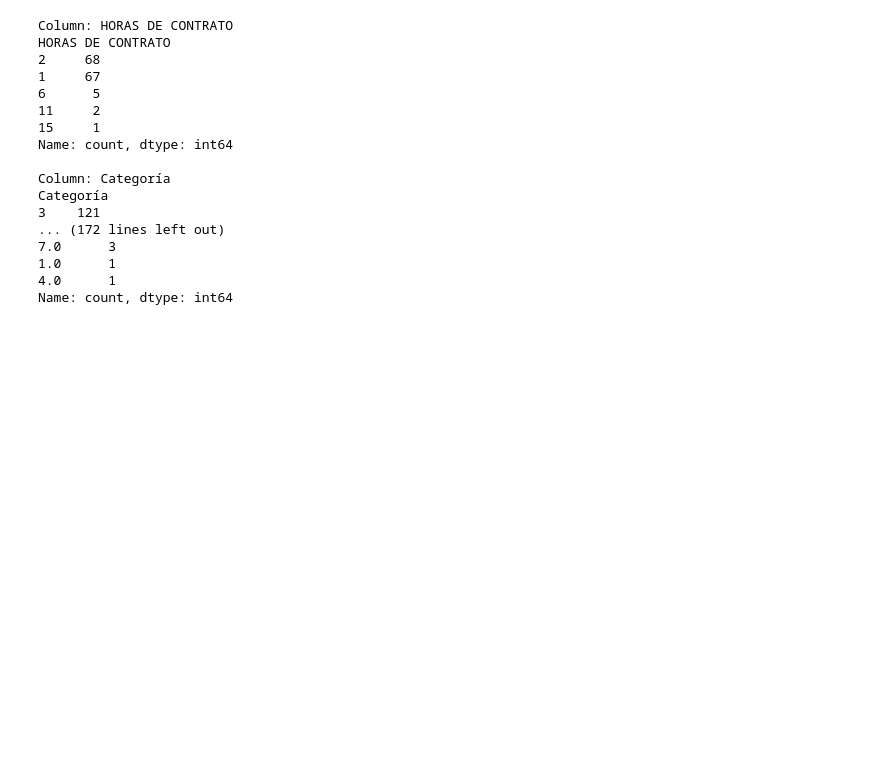
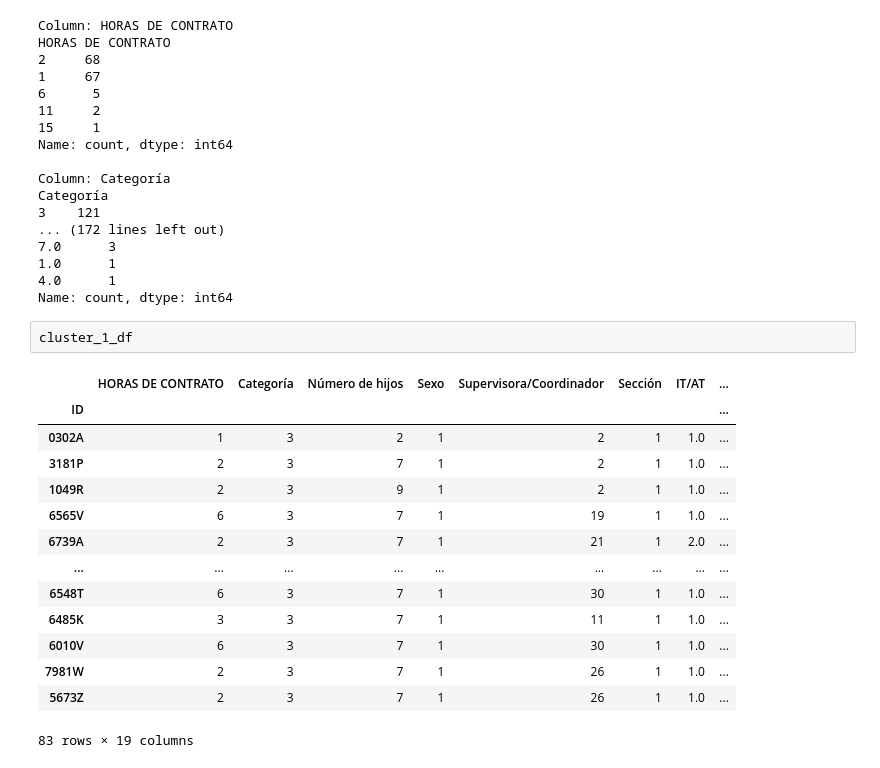
Before and after one commit to jomape-iron/Final_project, a Jupyter notebook: Machine learning.ipynb, the cells around one changed output. Drawn from its saved outputs; the diff is of its cells as text; blank space fills up the shorter version.

```diff
--- a/Machine learning.ipynb
+++ b/Machine learning.ipynb
@@ -209,3 +265,20 @@ Categoría
 1.0      1
 4.0      1
 Name: count, dtype: int64
+# %%
+cluster_1_df
+# %% [output]
+|  | HORAS DE CONTRATO | Categoría | Número de hijos | Sexo | Supervisora/Coordinador | Sección | IT/AT | ... |
+| ID |  |  |  |  |  |  |  | ... |
+| 0302A | 1 | 3 | 2 | 1 | 2 | 1 | 1.0 | ... |
+| 3181P | 2 | 3 | 7 | 1 | 2 | 1 | 1.0 | ... |
+| 1049R | 2 | 3 | 9 | 1 | 2 | 1 | 1.0 | ... |
+| 6565V | 6 | 3 | 7 | 1 | 19 | 1 | 1.0 | ... |
+| 6739A | 2 | 3 | 7 | 1 | 21 | 1 | 2.0 | ... |
+| ... | ... | ... | ... | ... | ... | ... | ... | ... |
+| 6548T | 6 | 3 | 7 | 1 | 30 | 1 | 1.0 | ... |
+| 6485K | 3 | 3 | 7 | 1 | 11 | 1 | 1.0 | ... |
+| 6010V | 6 | 3 | 7 | 1 | 30 | 1 | 1.0 | ... |
+| 7981W | 2 | 3 | 7 | 1 | 26 | 1 | 1.0 | ... |
+| 5673Z | 2 | 3 | 7 | 1 | 26 | 1 | 1.0 | ... |
+83 rows × 19 columns
```
Also changed, not shown: parts of 13 cells of this notebook, 2 other files.
